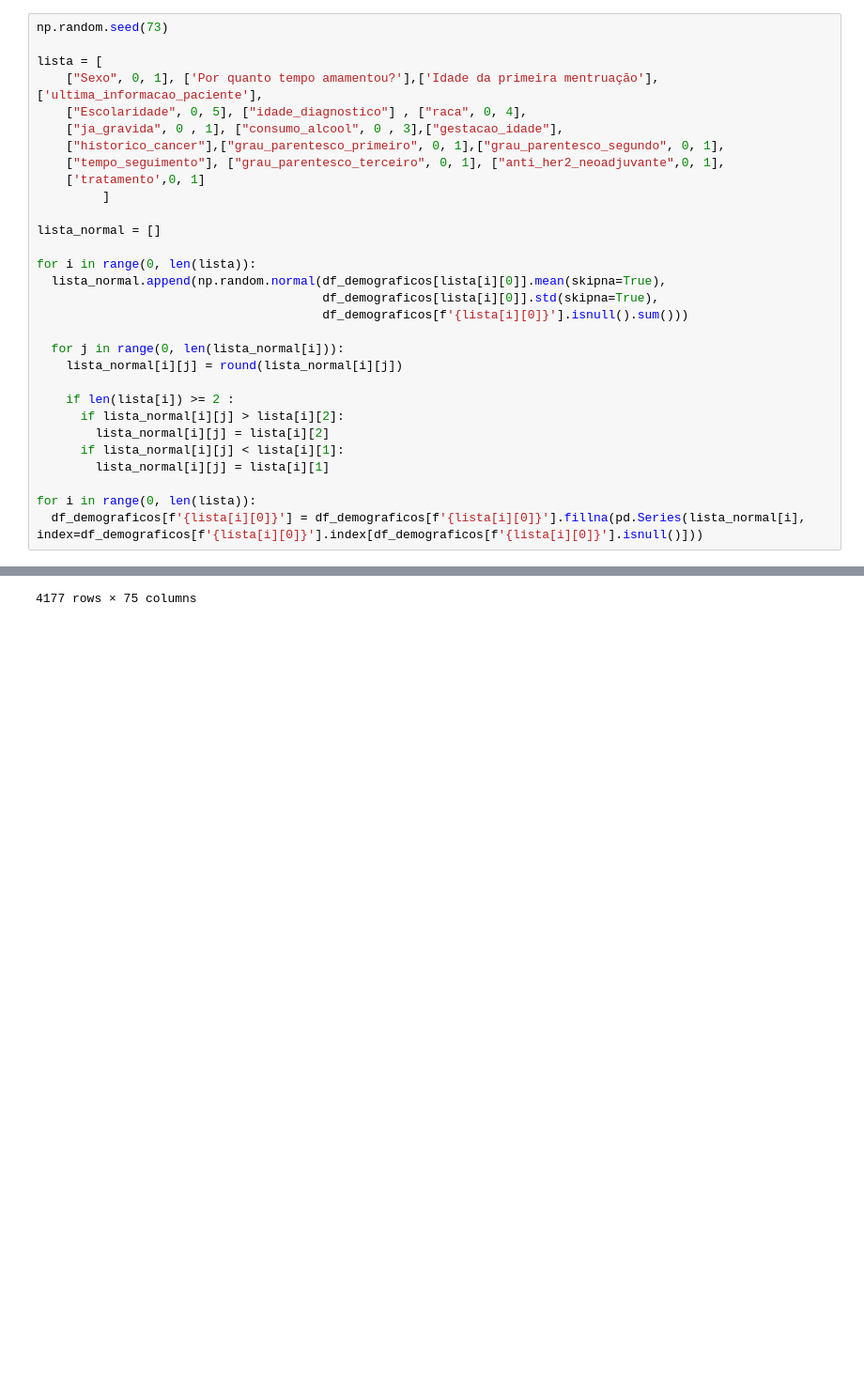
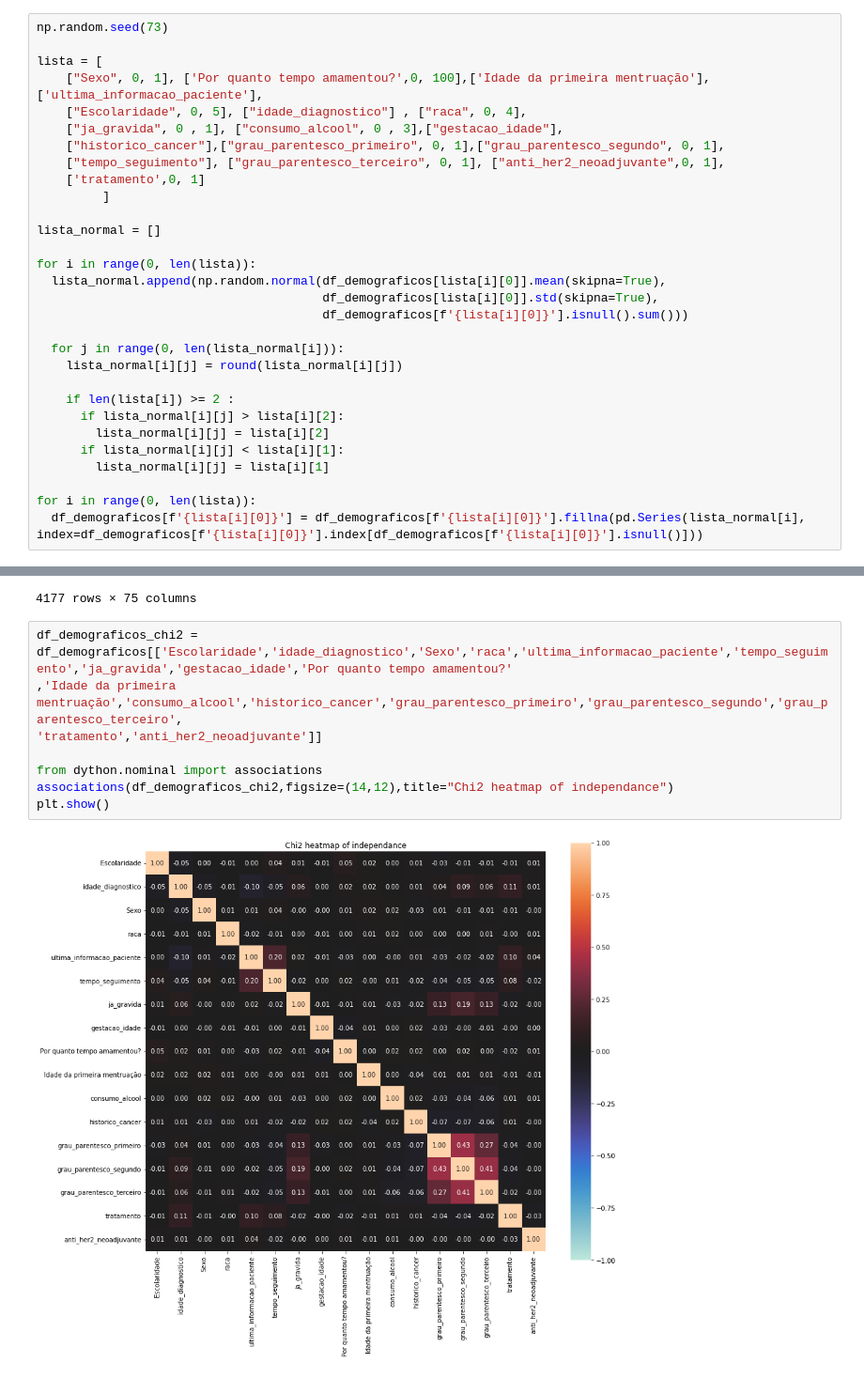
Before and after one commit to 2023M3T5-Inteli/grupo1, a Jupyter notebook: notebooks/Genesis.ipynb, the cells around one changed output, grey strips where cells are left out. Shown at 94% size. Drawn from its saved outputs; the diff is of its cells as text; blank space fills up the shorter version.

```diff
--- a/notebooks/Genesis.ipynb
+++ b/notebooks/Genesis.ipynb
@@ -94,7 +94,7 @@ for i in range(0, len(lista_replace)):
 np.random.seed(73)
 
 lista = [
-    ["Sexo", 0, 1], ['Por quanto tempo amamentou?'],['Idade da primeira mentruação'],['ultima_informacao_paciente'],
+    ["Sexo", 0, 1], ['Por quanto tempo amamentou?',0, 100],['Idade da primeira mentruação'],['ultima_informacao_paciente'],
     ["Escolaridade", 0, 5], ["idade_diagnostico"] , ["raca", 0, 4],
     ["ja_gravida", 0 , 1], ["consumo_alcool", 0 , 3],["gestacao_idade"],
     ["historico_cancer"],["grau_parentesco_primeiro", 0, 1],["grau_parentesco_segundo", 0, 1],
@@ -575,3 +575,13 @@ merged_df
 | 4175 | 82205 | 5.0 | 29.0 | 1.0 | 4.0 | 2.0 | 538.0 | ... |
 | 4176 | 82240 | 4.0 | 70.0 | 1.0 | 1.0 | 3.0 | 425.0 | ... |
 4177 rows × 75 columns
+# %%
+df_demograficos_chi2 = df_demograficos[['Escolaridade','idade_diagnostico','Sexo','raca','ultima_informacao_paciente','tempo_seguimento','ja_gravida','gestacao_idade','Por quanto tempo amamentou?'
+,'Idade da primeira mentruação','consumo_alcool','historico_cancer','grau_parentesco_primeiro','grau_parentesco_segundo','grau_parentesco_terceiro',
+'tratamento','anti_her2_neoadjuvante']]
+
+from dython.nominal import associations
+associations(df_demograficos_chi2,figsize=(14,12),title="Chi2 heatmap of independance")
+plt.show()
+# %% [output]
+[figure, added]
```
Also changed, not shown: parts of 7 cells of this notebook.
